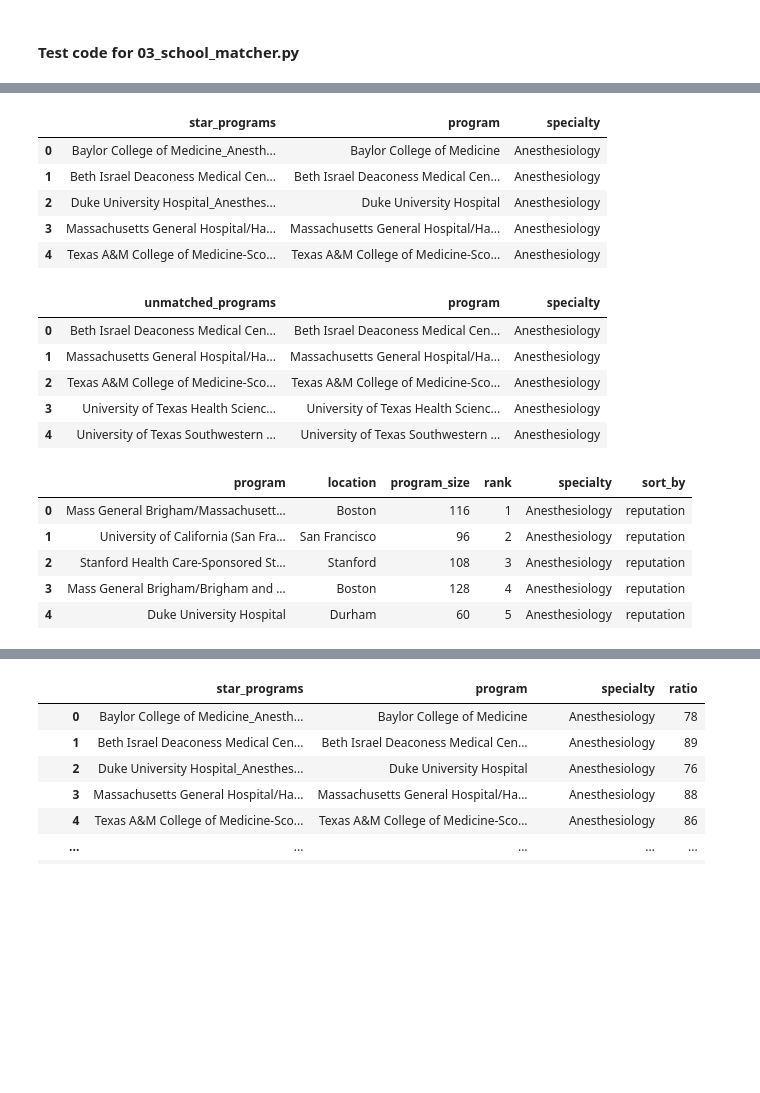
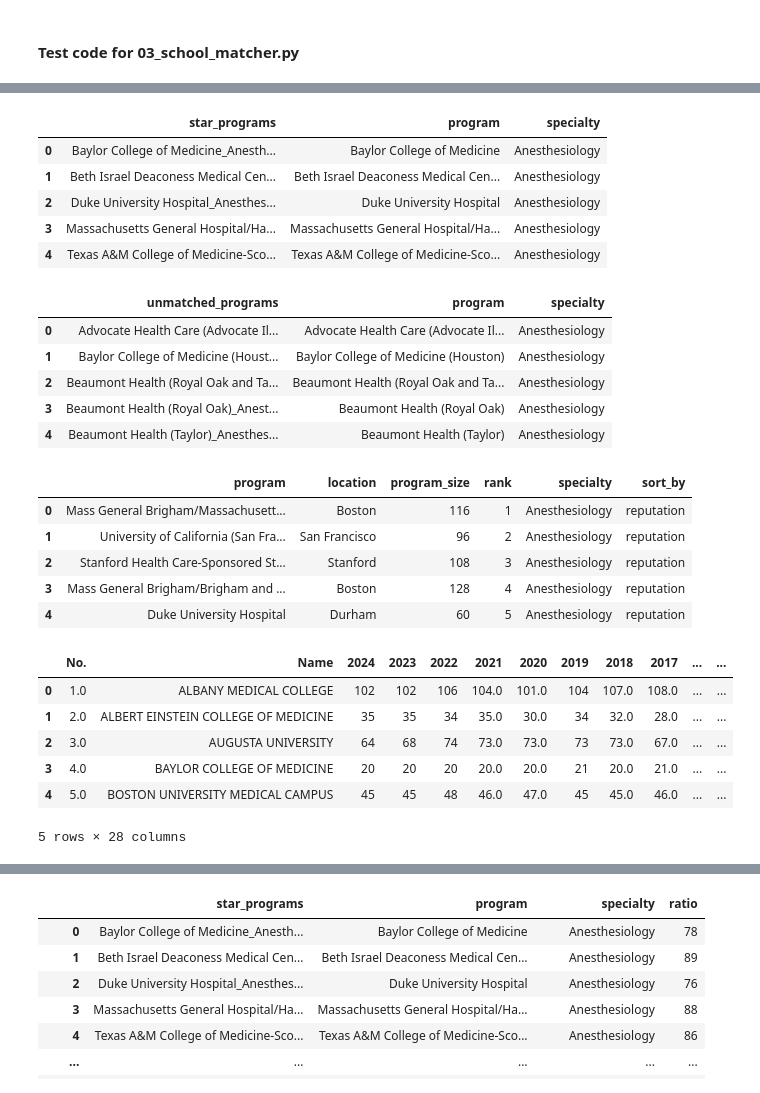
Before and after one commit to physicianscientists/Texas-STAR, a Jupyter notebook: 04_school_matcher.ipynb, the cells around one changed output, grey strips where cells are left out. Saved outputs shown, nothing was run; the diff lists cells and outputs as text; code cells hidden in the pictures; blank space fills up the shorter version.

```diff
--- a/04_school_matcher.ipynb
+++ b/04_school_matcher.ipynb
@@ -107,30 +127,40 @@ Matching Vascular Surgery
 # %%
 star = pd.read_csv("tables/texasSTAR_unique_programs.csv")
 unmatched = pd.read_csv("tables/unmatched_unique_programs.csv")
-dox = pd.read_excel("tables/doximity_rankings.xlsx")
+dox = pd.read_excel("tables/doximity_rankings.xlsx")  #doximity rankings
+br = pd.read_excel("blueridge_data/SchoolOfMedicine_2024_2001_B.xlsx", sheet_name='2024_2001', header=1)  #blueridge data
+br = br[0:157]
 
 display(star.head())
 display(unmatched.head())
 display(dox.head())
+display(br.head())
 # %% [output]
 |  | star_programs | program | specialty |
 | 0 | Baylor College of Medicine_Anesth... | Baylor College of Medicine | Anesthesiology |
 | 1 | Beth Israel Deaconess Medical Cen... | Beth Israel Deaconess Medical Cen... | Anesthesiology |
 | 2 | Duke University Hospital_Anesthes... | Duke University Hospital | Anesthesiology |
 | 3 | Massachusetts General Hospital/Ha... | Massachusetts General Hospital/Ha... | Anesthesiology |
 | 4 | Texas A&M College of Medicine-Sco... | Texas A&M College of Medicine-Sco... | Anesthesiology |
 |  | unmatched_programs | program | specialty |
-| 0 | Beth Israel Deaconess Medical Cen... | Beth Israel Deaconess Medical Cen... | Anesthesiology |
-| 1 | Massachusetts General Hospital/Ha... | Massachusetts General Hospital/Ha... | Anesthesiology |
-| 2 | Texas A&M College of Medicine-Sco... | Texas A&M College of Medicine-Sco... | Anesthesiology |
-| 3 | University of Texas Health Scienc... | University of Texas Health Scienc... | Anesthesiology |
-| 4 | University of Texas Southwestern ... | University of Texas Southwestern ... | Anesthesiology |
+| 0 | Advocate Health Care (Advocate Il... | Advocate Health Care (Advocate Il... | Anesthesiology |
+| 1 | Baylor College of Medicine (Houst... | Baylor College of Medicine (Houston) | Anesthesiology |
+| 2 | Beaumont Health (Royal Oak and Ta... | Beaumont Health (Royal Oak and Ta... | Anesthesiology |
+| 3 | Beaumont Health (Royal Oak)_Anest... | Beaumont Health (Royal Oak) | Anesthesiology |
+| 4 | Beaumont Health (Taylor)_Anesthes... | Beaumont Health (Taylor) | Anesthesiology |
 |  | program | location | program_size | rank | specialty | sort_by |
 | 0 | Mass General Brigham/Massachusett... | Boston | 116 | 1 | Anesthesiology | reputation |
 | 1 | University of California (San Fra... | San Francisco | 96 | 2 | Anesthesiology | reputation |
 | 2 | Stanford Health Care-Sponsored St... | Stanford | 108 | 3 | Anesthesiology | reputation |
 | 3 | Mass General Brigham/Brigham and ... | Boston | 128 | 4 | Anesthesiology | reputation |
 | 4 | Duke University Hospital | Durham | 60 | 5 | Anesthesiology | reputation |
+|  | No. | Name | 2024 | 2023 | 2022 | 2021 | 2020 | 2019 | 2018 | 2017 | ... | ... |
+| 0 | 1.0 | ALBANY MEDICAL COLLEGE | 102 | 102 | 106 | 104.0 | 101.0 | 104 | 107.0 | 108.0 | ... | ... |
+| 1 | 2.0 | ALBERT EINSTEIN COLLEGE OF MEDICINE | 35 | 35 | 34 | 35.0 | 30.0 | 34 | 32.0 | 28.0 | ... | ... |
+| 2 | 3.0 | AUGUSTA UNIVERSITY | 64 | 68 | 74 | 73.0 | 73.0 | 73 | 73.0 | 67.0 | ... | ... |
+| 3 | 4.0 | BAYLOR COLLEGE OF MEDICINE | 20 | 20 | 20 | 20.0 | 20.0 | 21 | 20.0 | 21.0 | ... | ... |
+| 4 | 5.0 | BOSTON UNIVERSITY MEDICAL CAMPUS | 45 | 45 | 48 | 46.0 | 47.0 | 45 | 45.0 | 46.0 | ... | ... |
+5 rows × 28 columns
 # %%
 for index, row in islice(unmatched.iterrows(), 10):
     program = row["program"]
```
Also changed, not shown: parts of 9 cells of this notebook, 39 other files.
